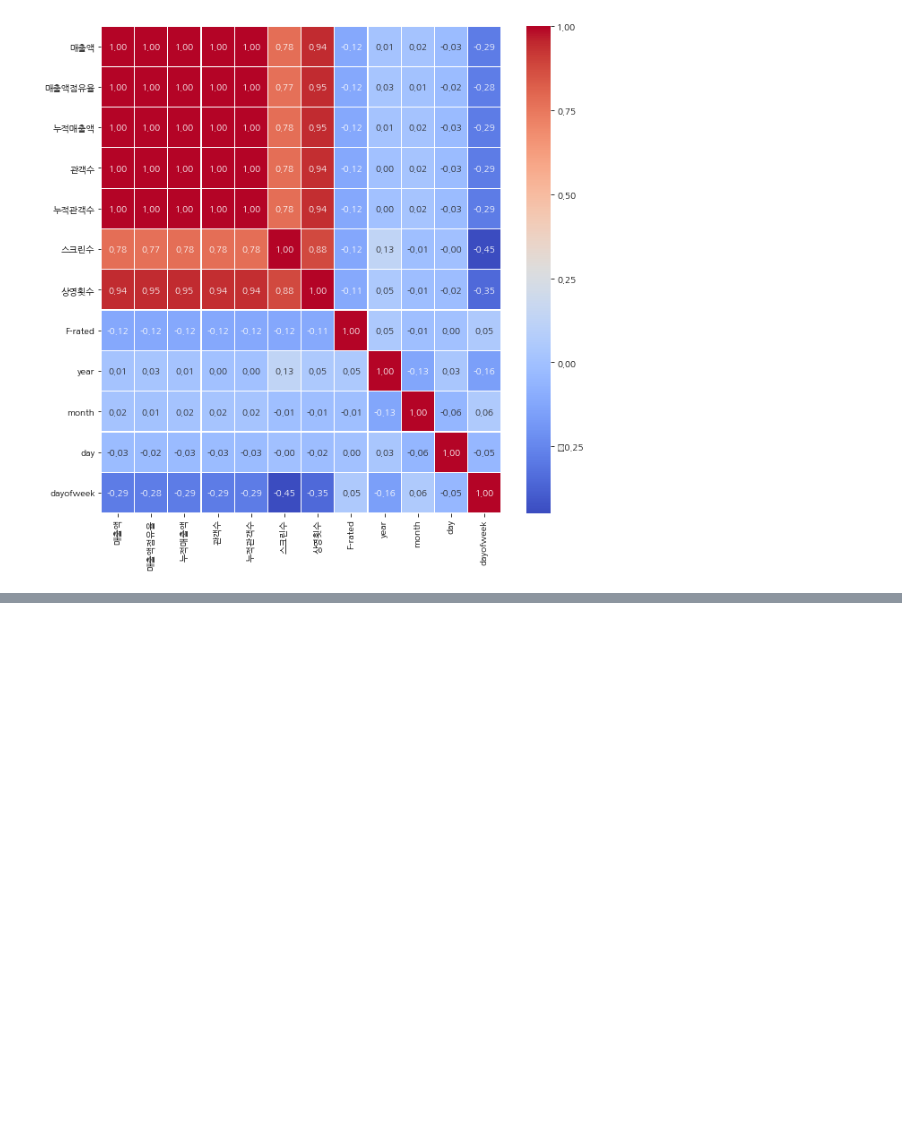
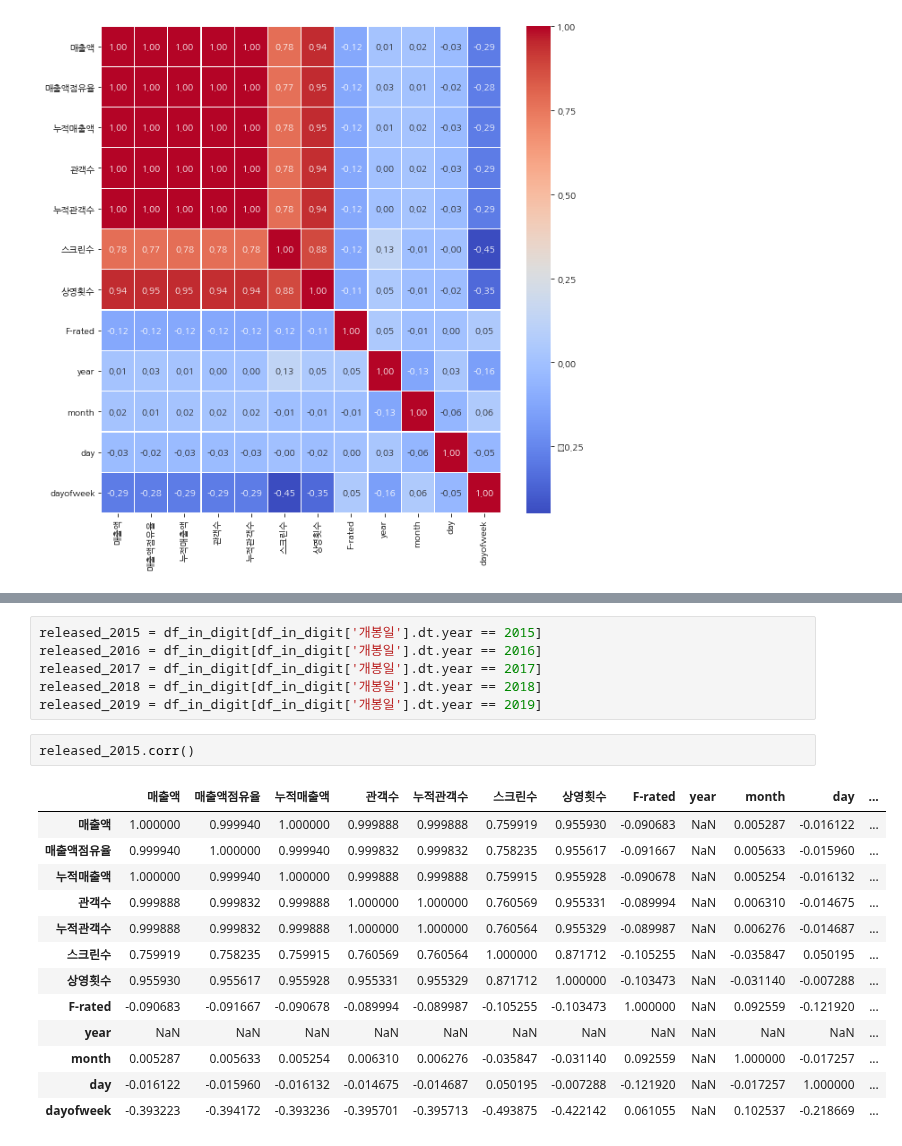
Before and after one commit to kim4pb/Female-led-Korean-Films, a Jupyter notebook: 02.EDA/F-rated_correlation.ipynb, the cells around one changed output, grey strips where cells are left out. Drawn from its saved outputs; the diff is of its cells as text; blank space fills up the shorter version.

```diff
--- a/02.EDA/F-rated_correlation.ipynb
+++ b/02.EDA/F-rated_correlation.ipynb
@@ -236,0 +259,22 @@ dtype('<M8[ns]')
+# %%
+released_2015 = df_in_digit[df_in_digit['개봉일'].dt.year == 2015]
+released_2016 = df_in_digit[df_in_digit['개봉일'].dt.year == 2016]
+released_2017 = df_in_digit[df_in_digit['개봉일'].dt.year == 2017]
+released_2018 = df_in_digit[df_in_digit['개봉일'].dt.year == 2018]
+released_2019 = df_in_digit[df_in_digit['개봉일'].dt.year == 2019]
+# %%
+released_2015.corr()
+# %% [output]
+|  | 매출액 | 매출액점유율 | 누적매출액 | 관객수 | 누적관객수 | 스크린수 | 상영횟수 | F-rated | year | month | day | ... |
+| 매출액 | 1.000000 | 0.999940 | 1.000000 | 0.999888 | 0.999888 | 0.759919 | 0.955930 | -0.090683 | NaN | 0.005287 | -0.016122 | ... |
+| 매출액점유율 | 0.999940 | 1.000000 | 0.999940 | 0.999832 | 0.999832 | 0.758235 | 0.955617 | -0.091667 | NaN | 0.005633 | -0.015960 | ... |
+| 누적매출액 | 1.000000 | 0.999940 | 1.000000 | 0.999888 | 0.999888 | 0.759915 | 0.955928 | -0.090678 | NaN | 0.005254 | -0.016132 | ... |
+| 관객수 | 0.999888 | 0.999832 | 0.999888 | 1.000000 | 1.000000 | 0.760569 | 0.955331 | -0.089994 | NaN | 0.006310 | -0.014675 | ... |
+| 누적관객수 | 0.999888 | 0.999832 | 0.999888 | 1.000000 | 1.000000 | 0.760564 | 0.955329 | -0.089987 | NaN | 0.006276 | -0.014687 | ... |
+| 스크린수 | 0.759919 | 0.758235 | 0.759915 | 0.760569 | 0.760564 | 1.000000 | 0.871712 | -0.105255 | NaN | -0.035847 | 0.050195 | ... |
+| 상영횟수 | 0.955930 | 0.955617 | 0.955928 | 0.955331 | 0.955329 | 0.871712 | 1.000000 | -0.103473 | NaN | -0.031140 | -0.007288 | ... |
+| F-rated | -0.090683 | -0.091667 | -0.090678 | -0.089994 | -0.089987 | -0.105255 | -0.103473 | 1.000000 | NaN | 0.092559 | -0.121920 | ... |
+| year | NaN | NaN | NaN | NaN | NaN | NaN | NaN | NaN | NaN | NaN | NaN | ... |
+| month | 0.005287 | 0.005633 | 0.005254 | 0.006310 | 0.006276 | -0.035847 | -0.031140 | 0.092559 | NaN | 1.000000 | -0.017257 | ... |
+| day | -0.016122 | -0.015960 | -0.016132 | -0.014675 | -0.014687 | 0.050195 | -0.007288 | -0.121920 | NaN | -0.017257 | 1.000000 | ... |
+| dayofweek | -0.393223 | -0.394172 | -0.393236 | -0.395701 | -0.395713 | -0.493875 | -0.422142 | 0.061055 | NaN | 0.102537 | -0.218669 | ... |
```
Also changed, not shown: parts of 40 cells of this notebook.
